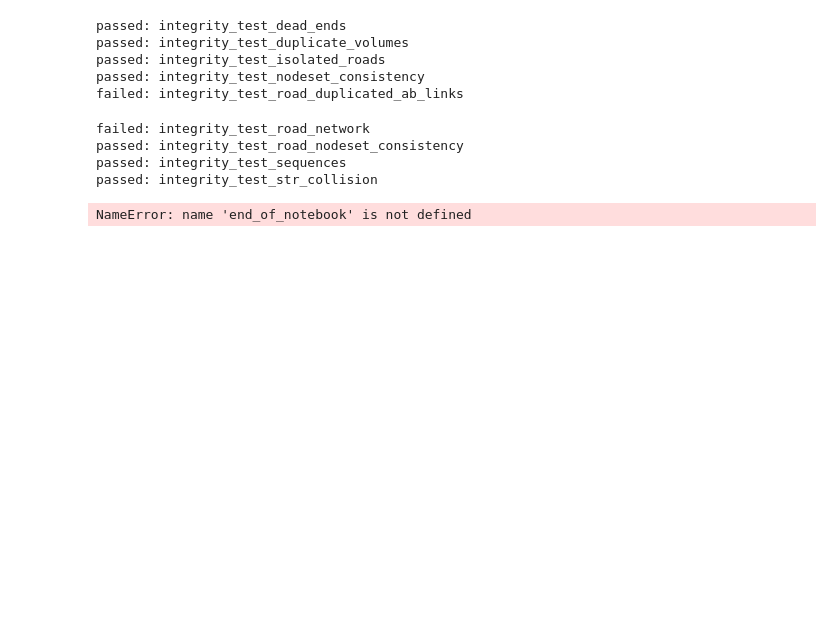
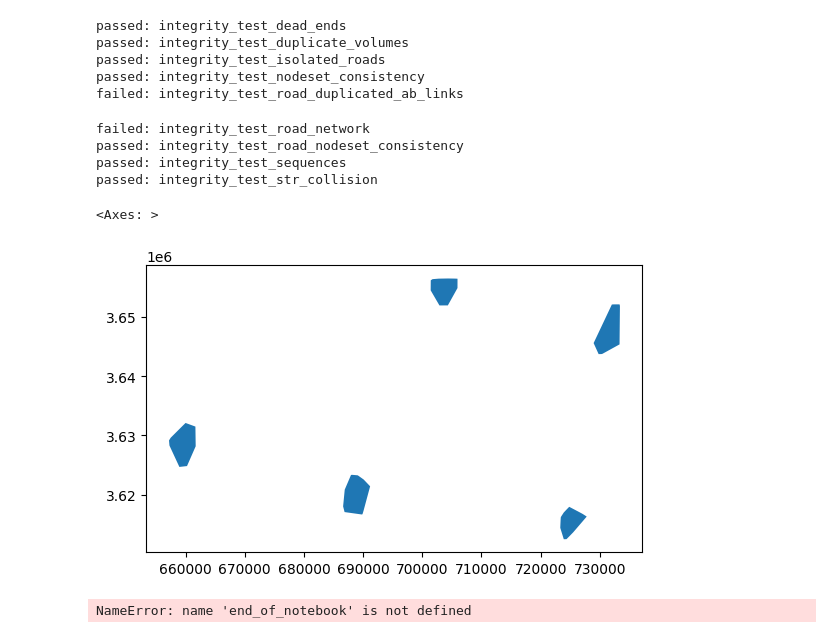
Before and after one commit to systragroup/quetzal_classic, a Jupyter notebook: notebooks/2_model/B10_network_preparation.ipynb, the cells around one changed output. Cells and saved outputs as stored; diff of their text form; code cells hidden in the pictures; blank space fills up the shorter version.

```diff
--- a/notebooks/2_model/B10_network_preparation.ipynb
+++ b/notebooks/2_model/B10_network_preparation.ipynb
@@ -121,6 +140,7 @@ sm.nodes = nodes
 sm.road_links = rlinks
 sm.road_nodes = rnodes
 sm.zones = zones_agg
+sm.zone_before_clustering = zones
 # %%
 centroid = [*LineString(sm.nodes.centroid.values).centroid.coords][0]
 crs = get_epsg(centroid[1],centroid[0])
@@ -175,6 +197,12 @@ if not os.path.exists(model_folder):
     os.makedirs(model_folder)
 
 sm.to_zippedpickles(model_folder +'network')
+# %%
+sm.zones['geometry'].iloc[1]
+sm.zones.head().plot()
+# %% [output]
+<Axes: >
+[figure, added]
 # %%
 end_of_notebook
 # %% [output]
```
Also changed, not shown: parts of 4 cells of this notebook, 5 other files.
